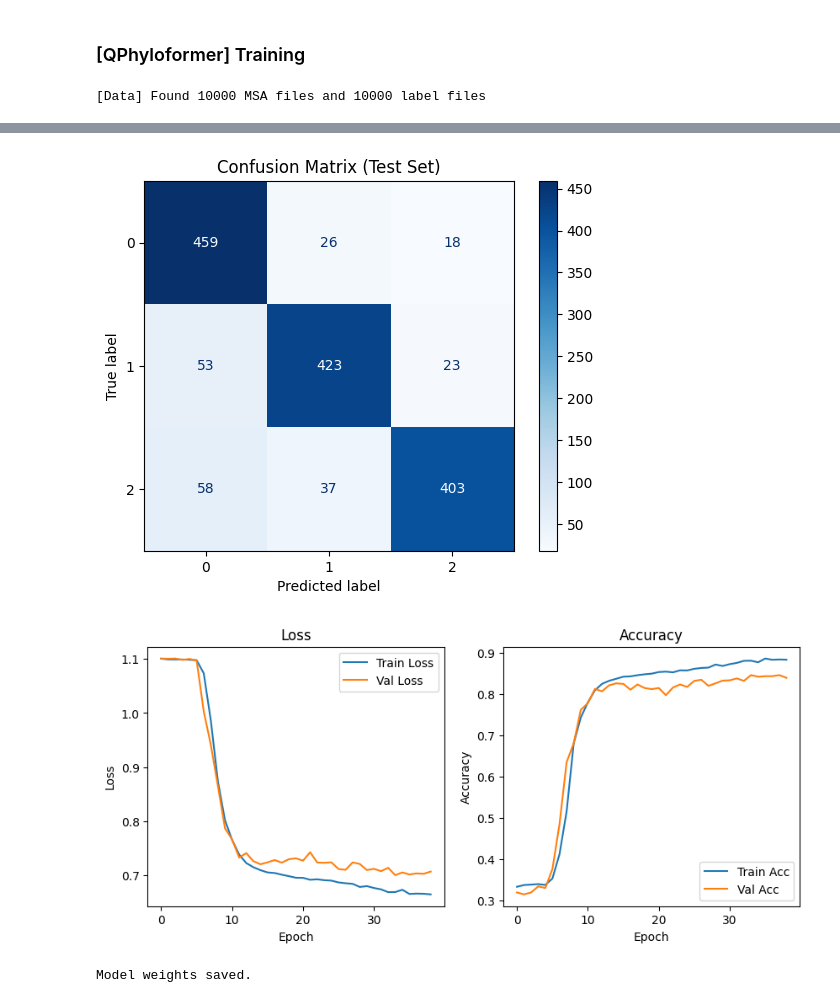
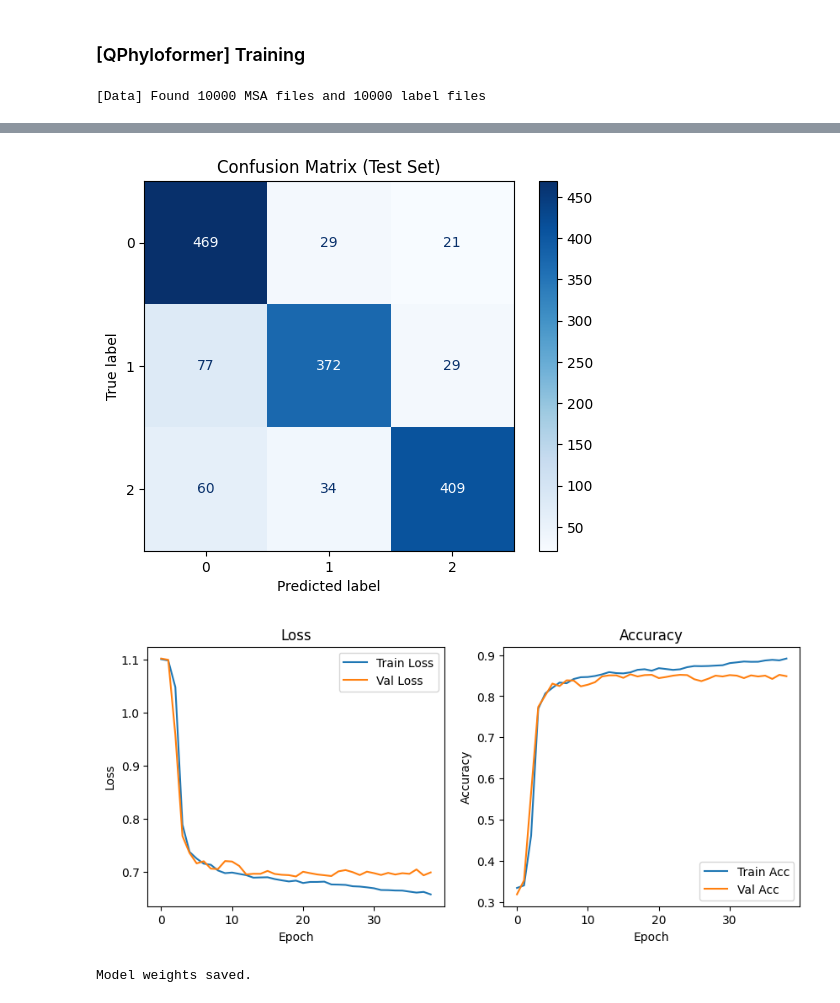
Before and after one commit to mahirlabibdihan/Q-Phyloformer, a Jupyter notebook: q-phyloformer.ipynb, the cells around one changed output, grey strips where cells are left out. Drawn from its saved outputs; the diff is of its cells as text; code cells hidden in the pictures.

Commit message:
Kaggle Notebook | Q-Phyloformer | QP Model 1200 - Batch 8

```diff
--- a/q-phyloformer.ipynb
+++ b/q-phyloformer.ipynb
@@ -818,8 +818,8 @@ device = torch.device('cuda' if torch.cuda.is_available() else 'cpu')
 model = QPhyloformer().to(device)
 
 quartet_data = derive_quartets_from_full_msa(
-    '/kaggle/input/fusang/S1G/numpy_file/seq',
-    '/kaggle/input/fusang/S1G/numpy_file/label'
+    '/kaggle/input/fusang/S2G/numpy_file/seq',
+    '/kaggle/input/fusang/S2G/numpy_file/label'
 )
 
 total_size = len(quartet_data)
@@ -836,7 +836,7 @@ train_ds = QuartetDataset(train_data)
 val_ds   = QuartetDataset(val_data)
 test_ds  = QuartetDataset(test_data)
 
-train_loader = DataLoader(train_ds, batch_size=32, shuffle=True)
+train_loader = DataLoader(train_ds, batch_size=8, shuffle=True)
 val_loader   = DataLoader(val_ds, batch_size=32)
 test_loader  = DataLoader(test_ds, batch_size=32)
 
@@ -953,3 +953,3 @@ Final Test Loss: 0.6915, Accuracy: 0.8567
-[figure, old version]
+[figure, new version]
-[figure, old version]
+[figure, new version]
 # %%
```
Also changed, not shown: parts of 4 cells of this notebook.
